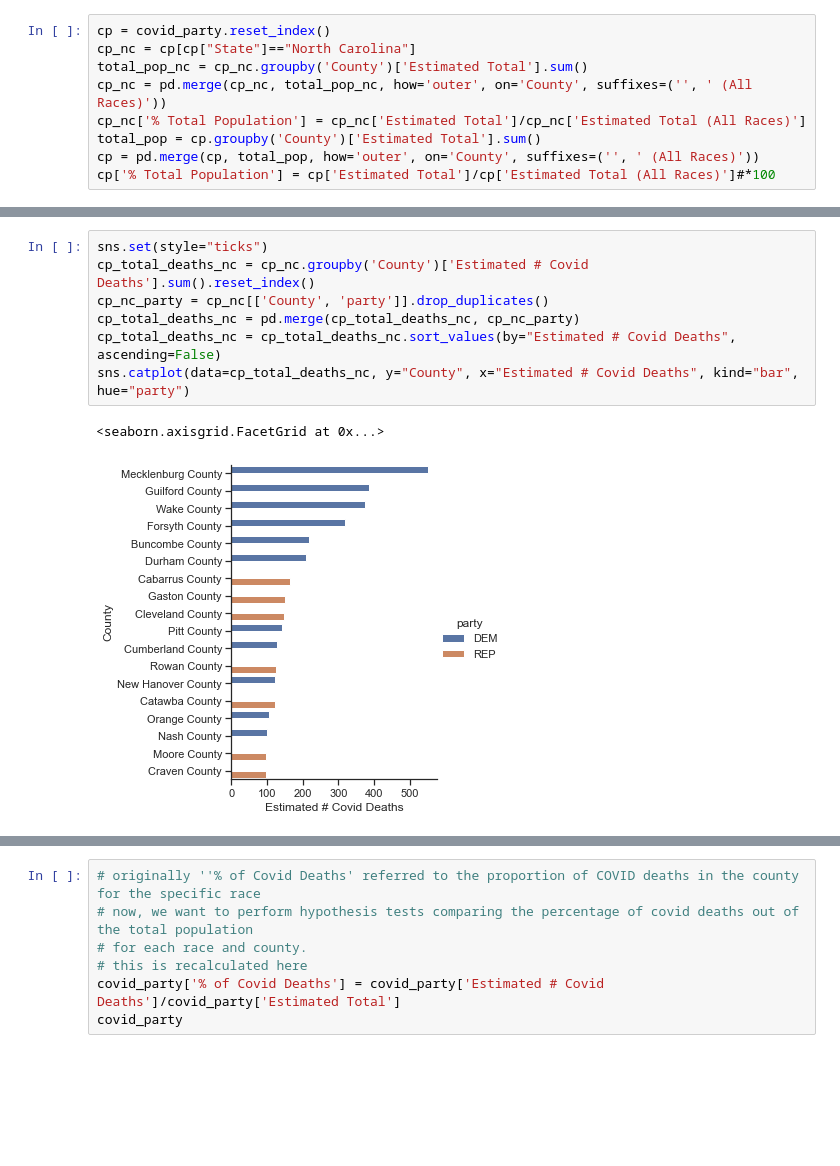
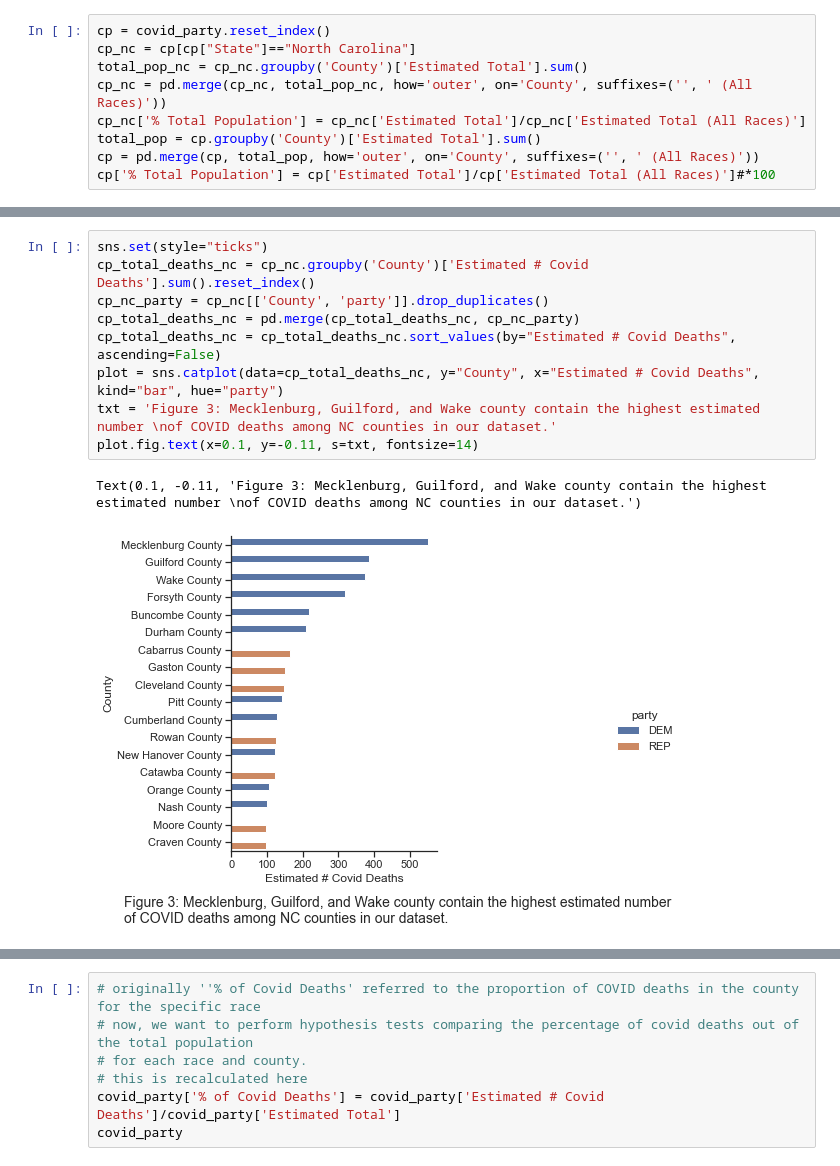
Before and after one commit to lauracharlotteli/cs216project, a Jupyter notebook: 216_project.ipynb, the cells around one changed output, grey strips where cells are left out. Drawn from its saved outputs; the diff is of its cells as text; blank space fills up the shorter version.

```diff
--- a/216_project.ipynb
+++ b/216_project.ipynb
@@ -353,10 +357,12 @@ plt.show()
 # %%
 sns.set(style="ticks")
 cp_total_deaths_nc = cp_nc.groupby('County')['Estimated # Covid Deaths'].sum().reset_index()
 cp_nc_party = cp_nc[['County', 'party']].drop_duplicates()
 cp_total_deaths_nc = pd.merge(cp_total_deaths_nc, cp_nc_party)
 cp_total_deaths_nc = cp_total_deaths_nc.sort_values(by="Estimated # Covid Deaths", ascending=False)
-sns.catplot(data=cp_total_deaths_nc, y="County", x="Estimated # Covid Deaths", kind="bar", hue="party")
+plot = sns.catplot(data=cp_total_deaths_nc, y="County", x="Estimated # Covid Deaths", kind="bar", hue="party")
+txt = 'Figure 3: Mecklenburg, Guilford, and Wake county contain the highest estimated number \nof COVID deaths among NC counties in our dataset.'
+plot.fig.text(x=0.1, y=-0.11, s=txt, fontsize=14)
 # %% [output]
-<seaborn.axisgrid.FacetGrid at 0x...>
+Text(0.1, -0.11, 'Figure 3: Mecklenburg, Guilford, and Wake county contain the highest estimated number \nof COVID deaths among NC counties in our dataset.')
-[figure, old version]
+[figure, new version]
```
Also changed, not shown: parts of 8 cells of this notebook.
